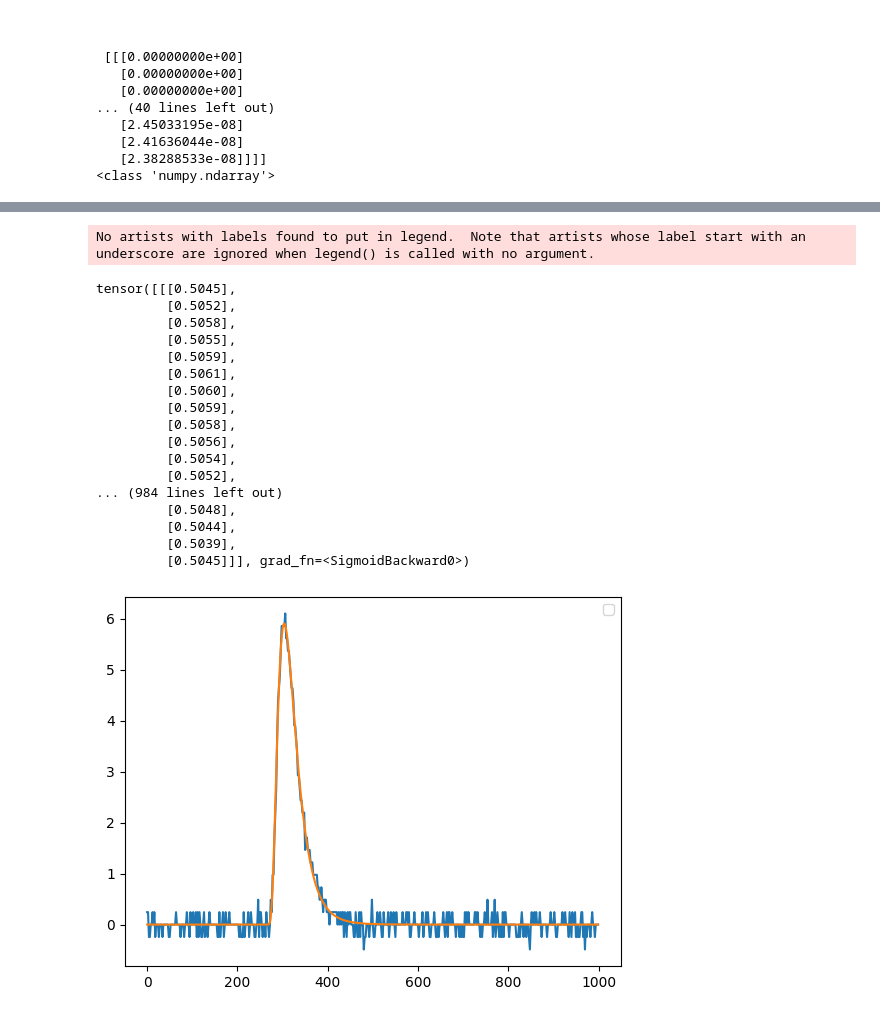
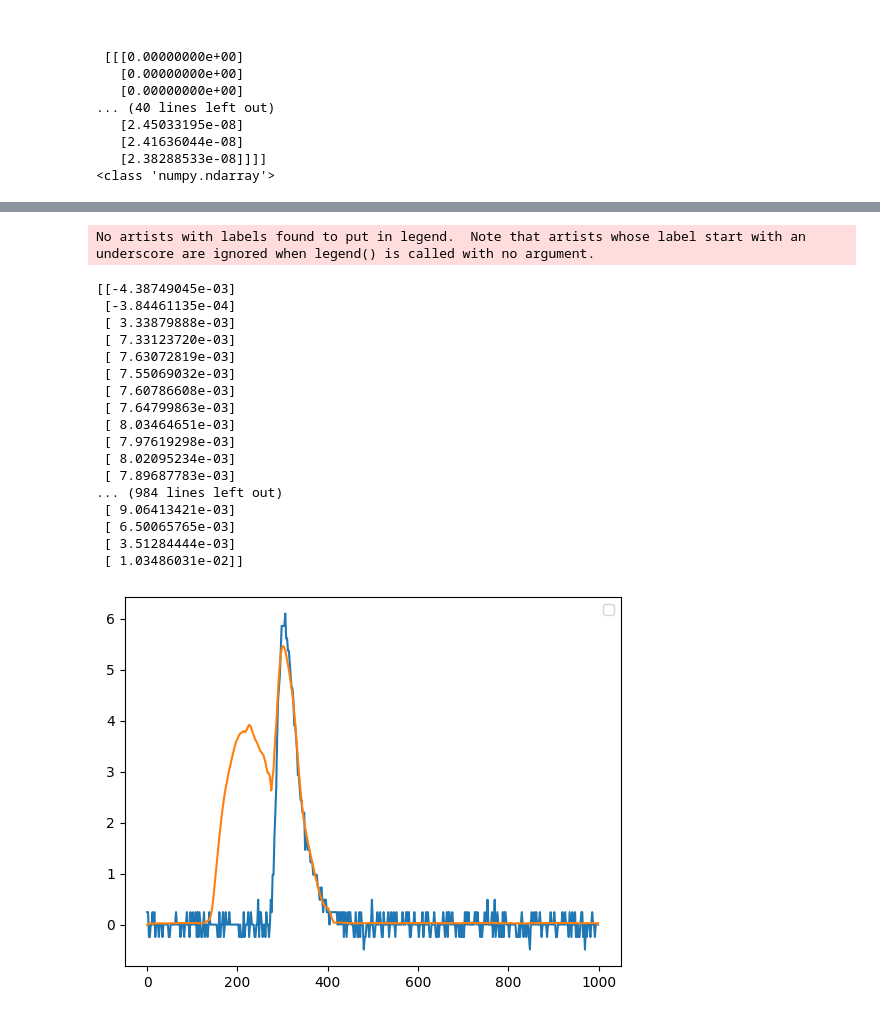
Before and after one commit to Masoomas98/UNetWaveDeform, a Jupyter notebook: Software/Codes/UNet modified 2.ipynb, the cells around one changed output, grey strips where cells are left out. Cells and saved outputs as stored; diff of their text form; code cells hidden in the pictures.

```diff
--- a/Software/Codes/UNet modified 2.ipynb
+++ b/Software/Codes/UNet modified 2.ipynb
@@ -663,7 +655,7 @@ class UNet(nn.Module):
         self.up4 = Up(multi*2, multi // factor, self.bilinear)
         self.outc = OutConv(multi // factor, 1) # This 2 is number of decisions we want it to make. In the vowel case we only want 2 decisions (0/non0), in waveform case we may need more
         #self.softmax = torch.nn.Softmax(dim=-1)
-        self.sigmoid = torch.nn.Sigmoid()
+        #self.sigmoid = torch.nn.Sigmoid()
 
     # @torchsnooper.snoop()
     def forward(self, x):
@@ -820,35 +818,49 @@ KeyboardInterrupt:
 # %%
 test_event, test_label = Wave_forms(plot=False).__getitem__(10)
 test_event = torch.FloatTensor(test_event).unsqueeze(0) # Insert batch dimension
 test_network = classifier
 test_network.eval()
-decision = torch.sigmoid(test_network(test_event))
-print(decision)
+#decision = torch.sigmoid(test_network(test_event))
+'''
 test_event = test_event.detach().numpy()
 decision = decision.detach().numpy()
-plt.plot(test_event[0,:,:])
+plt.plot(test_event[0,:,])
+output = test_network(test_event)
+decision = output.item()
+print(decision)
 
+plt.plot([j[0] for j in decision[0]])
+plt.plot([j[0]*5 for j in decision])
+#plt.plot([(j[0]-0.212)*55 for j in decision[0]])'''
 
-plt.plot(test_label[0,:,:])
+#We dont need sigmoid or softmax function as the output is a continuous number rather than a probability.
+output = test_network(test_event)
+output_array = output.detach().numpy()
+decision = output_array[0]  # Assuming the desired value is at index 0
+print(decision)
+plt.plot(test_event[0,:,])
+plt.plot([j[0]*2.5 for j in decision])
+
+#plt.plot(test_label[0,:,:])
 plt.legend()
 plt.show()
 # %% [output]
 No artists with labels found to put in legend.  Note that artists whose label start with an underscore are ignored when legend() is called with no argument.
-tensor([[[0.5045],
-         [0.5052],
-         [0.5058],
-         [0.5055],
-         [0.5059],
-         [0.5061],
-         [0.5060],
-         [0.5059],
-         [0.5058],
-         [0.5056],
-         [0.5054],
-         [0.5052],
+[[-4.38749045e-03]
+ [-3.84461135e-04]
+ [ 3.33879888e-03]
+ [ 7.33123720e-03]
+ [ 7.63072819e-03]
+ [ 7.55069032e-03]
+ [ 7.60786608e-03]
+ [ 7.64799863e-03]
+ [ 8.03464651e-03]
+ [ 7.97619298e-03]
+ [ 8.02095234e-03]
+ [ 7.89687783e-03]
 ... (984 lines left out)
-         [0.5048],
-         [0.5044],
-         [0.5039],
-         [0.5045]]], grad_fn=<SigmoidBackward0>)
+ [ 9.06413421e-03]
+ [ 6.50065765e-03]
+ [ 3.51284444e-03]
+ [ 1.03486031e-02]]
-[figure, old version]
+[figure, new version]
```
Also changed, not shown: parts of 8 cells of this notebook, 5 other files.
